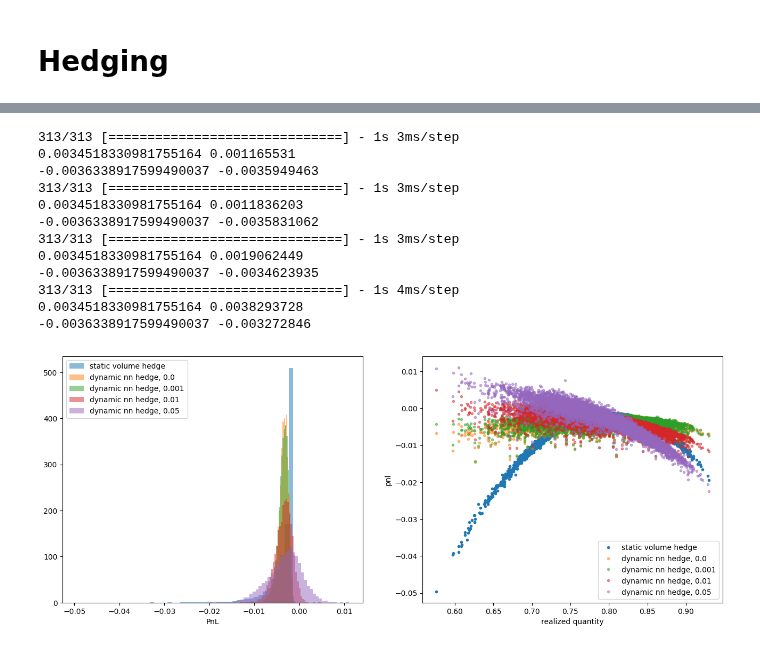
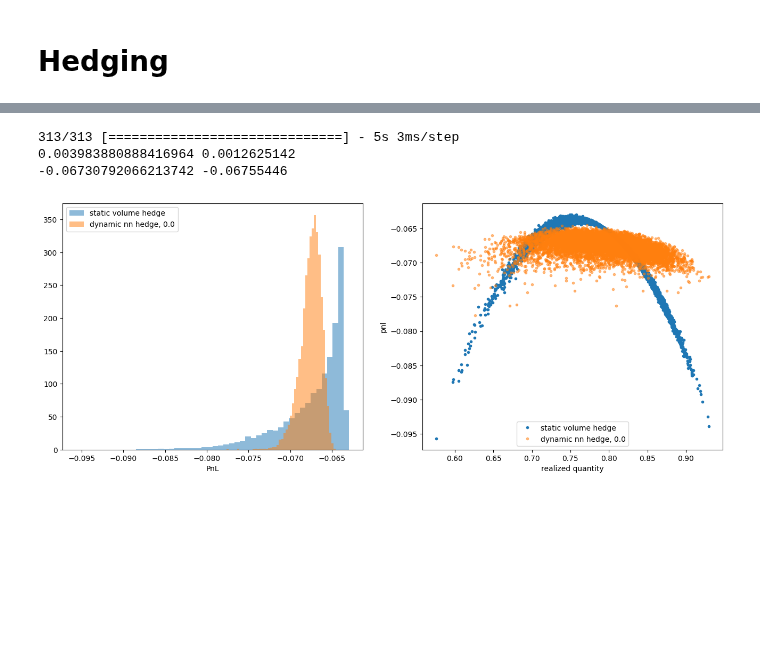
Before and after one commit to pikki622/RiVaPy, a Jupyter notebook: notebooks/models/residual_demand_forward_model.ipynb, the cells around one changed output, grey strips where cells are left out. Drawn from its saved outputs; the diff is of its cells as text; code cells hidden in the pictures; blank space fills up the shorter version.

```diff
--- a/notebooks/models/residual_demand_forward_model.ipynb
+++ b/notebooks/models/residual_demand_forward_model.ipynb
@@ -234,12 +210,12 @@ _logit(forecast)
 ## MultiRegionWindForecastModel
 # %%
 from rivapy.models.residual_demand_model import MultiRegionWindForecastModel
-forward_expiries = [24.0*2/365.0]
+forward_expiries = [(24.0+23.0)/365.0, 24.0*2/365.0]
 regions = [ MultiRegionWindForecastModel.Region(
                                     WindPowerForecastModel(speed_of_mean_reversion=0.5,
                                                            volatility=1.80,
                                                             expiries=forward_expiries,
-                                                            forecasts = [0.8, 0.8,0.8,0.8],#*len(forward_expiries)
+                                                            forecasts = [0.8, 0.8],#*len(forward_expiries)
                                                             region = 'Onshore'
                                                             ),
                                     capacity=1000.0,
@@ -249,7 +225,7 @@ regions = [ MultiRegionWindForecastModel.Region(
                                     WindPowerForecastModel(speed_of_mean_reversion=0.5,
                                                            volatility=1.80,
                                                             expiries=forward_expiries,
-                                                            forecasts = [0.8, 0.8,0.8,0.8],#*len(forward_expiries)
+                                                            forecasts = [0.6, 0.7],#*len(forward_expiries)
                                                             region = 'Offshore'
                                                             ),
                                     capacity=500.0,
@@ -260,5 +236,5 @@ regions = [ MultiRegionWindForecastModel.Region(
 days = 2
 timegrid = np.linspace(0.0, days*1.0/365.0, days*24)
 multi_region_model = MultiRegionWindForecastModel(regions)
-rnd = np.random.normal(size=multi_region_model.rnd_shape(1000, timegrid.shape[0]))
-results = multi_region_model.simulate(timegrid, rnd)
+
+#results = multi_region_model.simulate_dict(timegrid, rnd)
@@ -303,7 +297,7 @@ plt.plot(power_fwd[-1,:,-1],paths_2,'.');
 # Hedging
 # %%
 val_date = dt.datetime(2023,1,1)
-strike = 0.22#fwd_prices[:,-1].mean()
+strike = 0.3 #0.22
 spec = GreenPPASpecification(technology = 'Wind',
                              location = 'Onshore',
                              schedule = [val_date + dt.timedelta(days=2)],
@@ -356,7 +349,7 @@ rdm = ResidualDemandForwardModel(
                                 )
 # %%
 tensorboard_logdir = os.path.join("logs", dt.datetime.now().strftime("%Y%m%d-%H%M%S"))
-regularization = 0.05
+regularization = 0.0
 result = price(val_date, spec, rdm ,
                depth=3, nb_neurons=64,
                n_sims = n_sims,
@@ -519,40 +505,38 @@ if False:
     plt.xlabel('efficiency ' + spec.location);
 # %%
 #plt.hist(pnl_no_hedge, bins=50, density=True, label='unhedged')
+rlzd_qty = result.rlzd_qty
+fwd_prices = result.fwd_prices
+forecasts_ = result.forecasts[spec.location]
+delta = -1.0*forecasts_[:,0]
+pnl_no_hedge = (fwd_prices[:,-1]-strike)*forecasts_[:,-1]
+pnl_hedge = pnl_no_hedge + (fwd_prices[:,-1]-fwd_prices[:,0])*delta
+
 plt.figure(figsize=(16,6))
 plt.subplot(1,2,2)
 plt.plot(rlzd_qty, pnl_hedge, '.', label='static volume hedge')
 plt.subplot(1,2,1)
 plt.hist(pnl_hedge, bins=50, density=True, alpha=0.5, label='static volume hedge')
 for k,v in results.items():
     plt.subplot(1,2,1)
     pnl = v.hedge_model.compute_pnl(result.fwd_prices, result.forecasts, result.rlzd_qty)
     plt.hist(pnl, bins=50, density=True, alpha=0.5, label='dynamic nn hedge, ' + str(k))
     print(np.sqrt(pnl_hedge.var()), np.sqrt(pnl.var()))
     print(pnl_hedge.mean(), pnl.mean())
     plt.subplot(1,2,2)
     plt.plot(rlzd_qty, pnl, '.', alpha=0.5, label='dynamic nn hedge, ' + str(k))
 
 plt.subplot(1,2,1)
 plt.xlabel('PnL')
 plt.legend();
 
 plt.subplot(1,2,2)
 plt.xlabel('realized quantity')
 plt.ylabel('pnl')
 plt.legend();
 #plt.savefig('deep_hedging.png', dpi=600)
 # %% [output]
-313/313 [==============================] - 1s 3ms/step
-0.0034518330981755164 0.001165531
--0.0036338917599490037 -0.0035949463
-313/313 [==============================] - 1s 3ms/step
-0.0034518330981755164 0.0011836203
--0.0036338917599490037 -0.0035831062
-313/313 [==============================] - 1s 3ms/step
-0.0034518330981755164 0.0019062449
--0.0036338917599490037 -0.0034623935
-313/313 [==============================] - 1s 4ms/step
-0.0034518330981755164 0.0038293728
--0.0036338917599490037 -0.003272846
+313/313 [==============================] - 5s 3ms/step
+0.003983880888416964 0.0012625142
+-0.06730792066213742 -0.06755446
-[figure, old version]
+[figure, new version]
```
Also changed, not shown: parts of 11 cells of this notebook, 2 other files.
